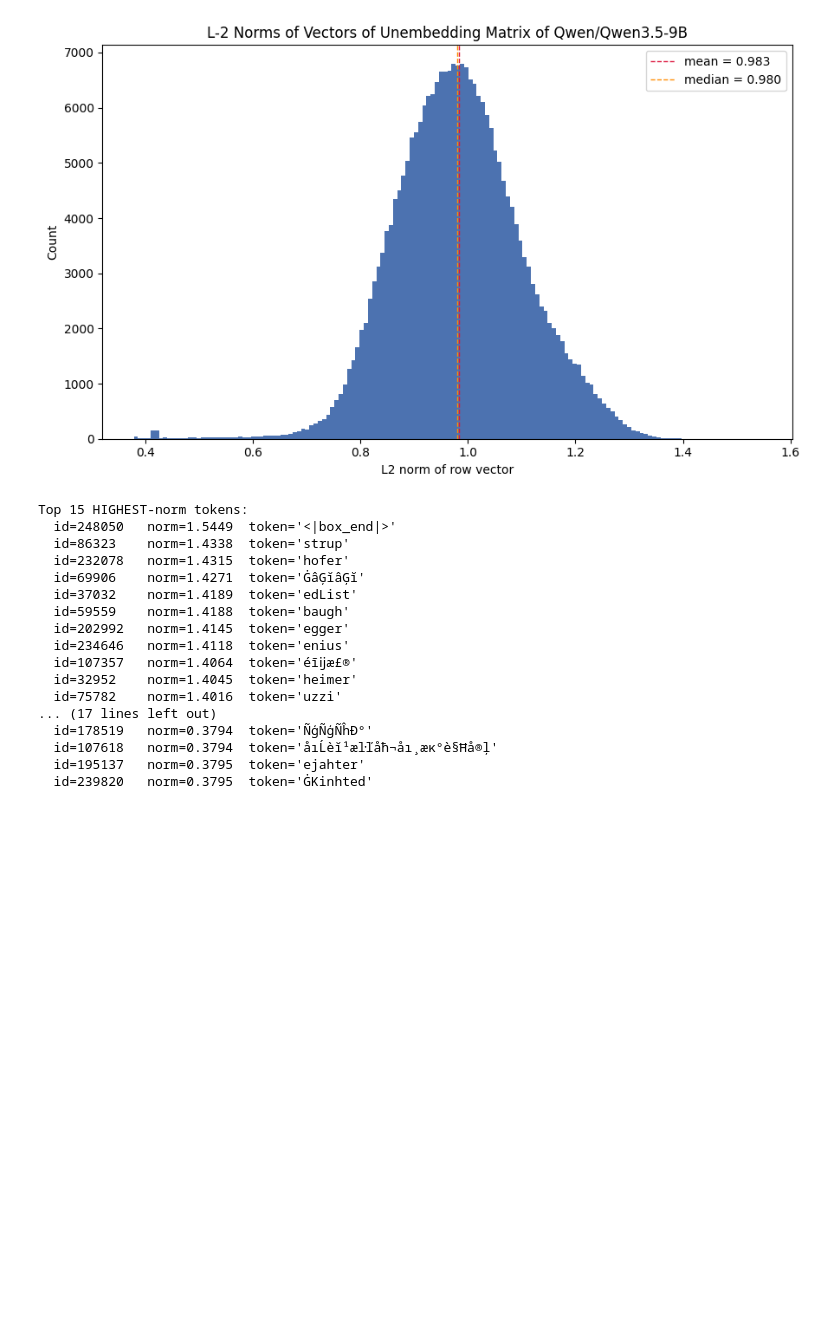
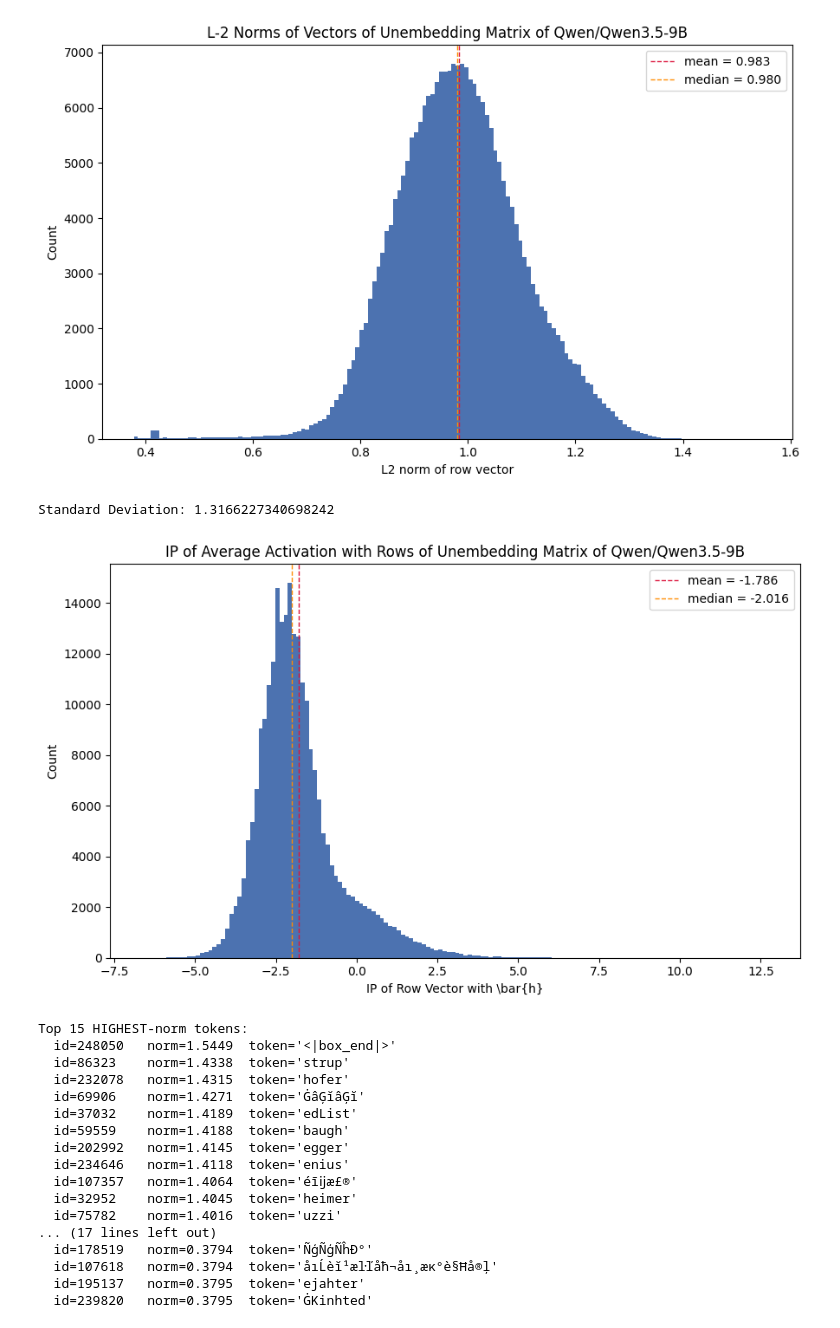
Before and after one commit to BrennanLagasse/jacobian-lens-extension, a Jupyter notebook: multi_token/notebooks/prelim_experiments.ipynb, the cells around one changed output. Drawn from its saved outputs; the diff is of its cells as text; code cells hidden in the pictures; blank space fills up the shorter version.

```diff
--- a/multi_token/notebooks/prelim_experiments.ipynb
+++ b/multi_token/notebooks/prelim_experiments.ipynb
@@ -66,6 +63,28 @@ print(f"Standard Deviation: {np.std(norms)}")
 # %% [output]
 Standard Deviation: 0.11848074197769165
 [figure]
+# %%
+h_mean = torch.load("../results/h_bar.pt").to(tensor)
+ips = tensor @ h_mean
+ips = ips.float().numpy()
+# %%
+fig, ax = plt.subplots(figsize=(9, 5.5))
+ax.hist(ips, bins=150, color="#4C72B0", edgecolor="none")
+ax.set_xlabel(r"IP of Row Vector with \bar{h}")
+ax.set_ylabel("Count")
+ax.set_title(f"IP of Average Activation with Rows of Unembedding Matrix of {MODEL_NAME}")
+ax.axvline(np.mean(ips), color="crimson", linestyle="--", linewidth=1,
+            label=f"mean = {np.mean(ips):.3f}")
+ax.axvline(np.median(ips), color="darkorange", linestyle="--",
+            linewidth=1, label=f"median = {np.median(ips):.3f}")
+ax.legend()
+plt.savefig("my_plot.png")
+fig.tight_layout()
+
+print(f"Standard Deviation: {np.std(ips)}")
+# %% [output]
+Standard Deviation: 1.3166227340698242
+[figure, added]
 # %%
 # Look at tokens with high and low norms
 k = 15
```
Also changed, not shown: parts of 1 cell of this notebook, 6 other files.
